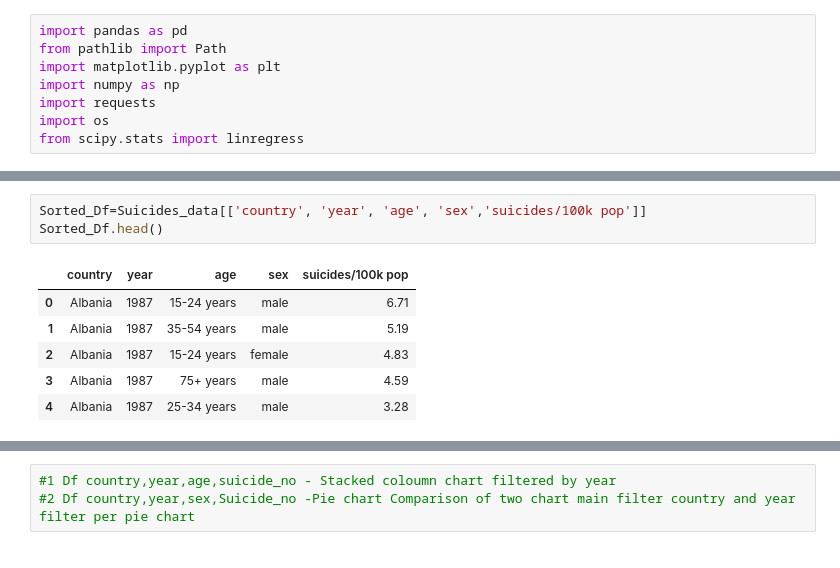
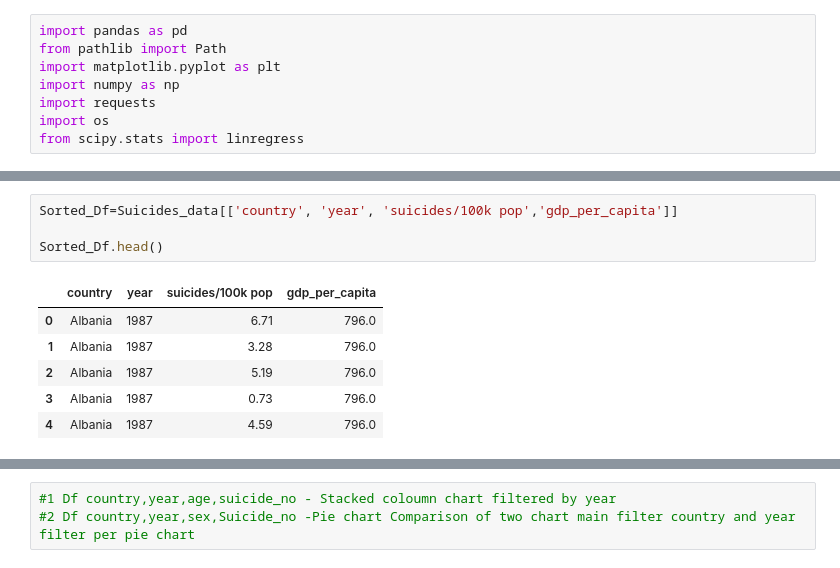
Before and after one commit to DayanaIm/Project-3, a Jupyter notebook: Suicide data detailed analysis.ipynb, the cells around one changed output, grey strips where cells are left out. Saved outputs shown, nothing was run; the diff lists cells and outputs as text.

Commit message:
@jahnferdinandus use merged data csv

```diff
--- a/Suicide data detailed analysis.ipynb
+++ b/Suicide data detailed analysis.ipynb
@@ -36,11 +38,12 @@ generation            object
 dtype: object
 # %%
-Sorted_Df=Suicides_data[['country', 'year', 'age', 'sex','suicides/100k pop']]
+Sorted_Df=Suicides_data[['country', 'year', 'suicides/100k pop','gdp_per_capita']]
+
 Sorted_Df.head()
 # %% [output]
-|  | country | year | age | sex | suicides/100k pop |
-| 0 | Albania | 1987 | 15-24 years | male | 6.71 |
-| 1 | Albania | 1987 | 35-54 years | male | 5.19 |
-| 2 | Albania | 1987 | 15-24 years | female | 4.83 |
-| 3 | Albania | 1987 | 75+ years | male | 4.59 |
-| 4 | Albania | 1987 | 25-34 years | male | 3.28 |
+|  | country | year | suicides/100k pop | gdp_per_capita |
+| 0 | Albania | 1987 | 6.71 | 796.0 |
+| 1 | Albania | 1987 | 3.28 | 796.0 |
+| 2 | Albania | 1987 | 5.19 | 796.0 |
+| 3 | Albania | 1987 | 0.73 | 796.0 |
+| 4 | Albania | 1987 | 4.59 | 796.0 |
```
Also changed, not shown: parts of 16 cells of this notebook, 3 other files.
